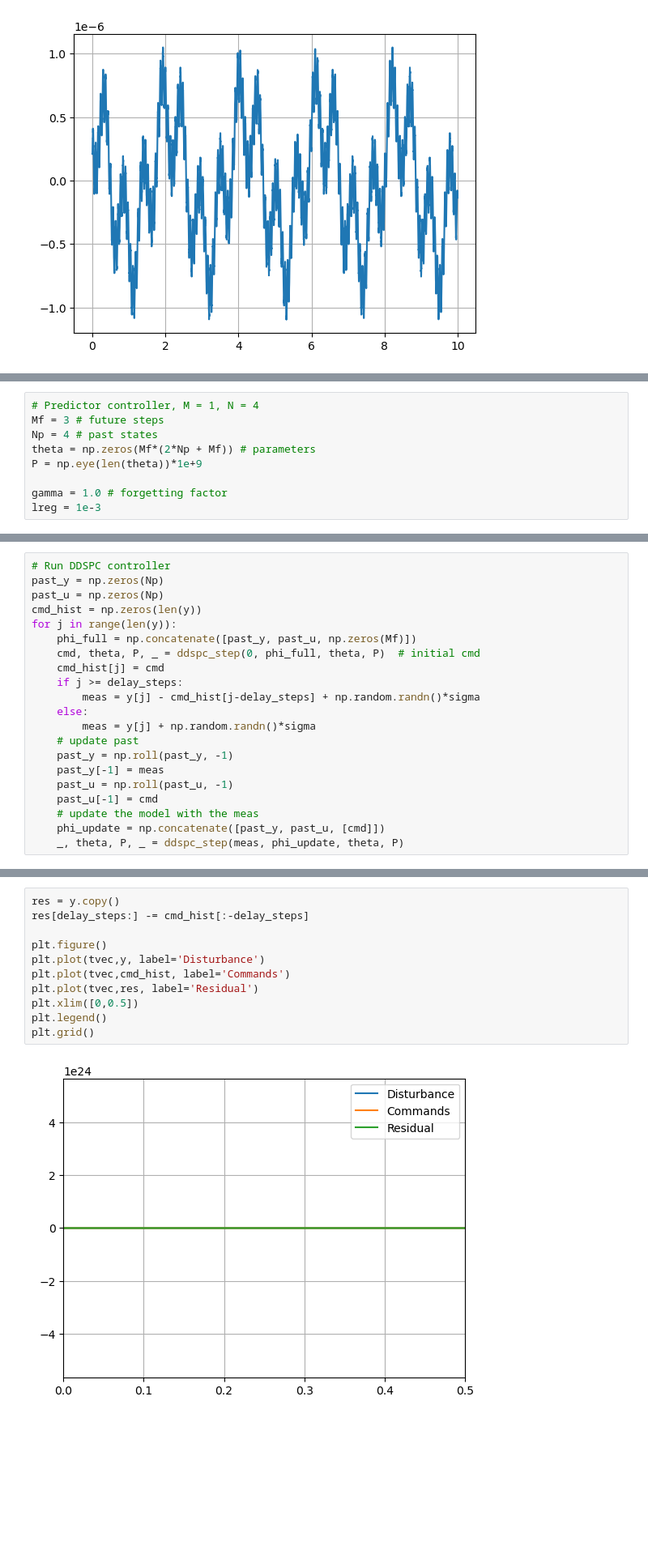
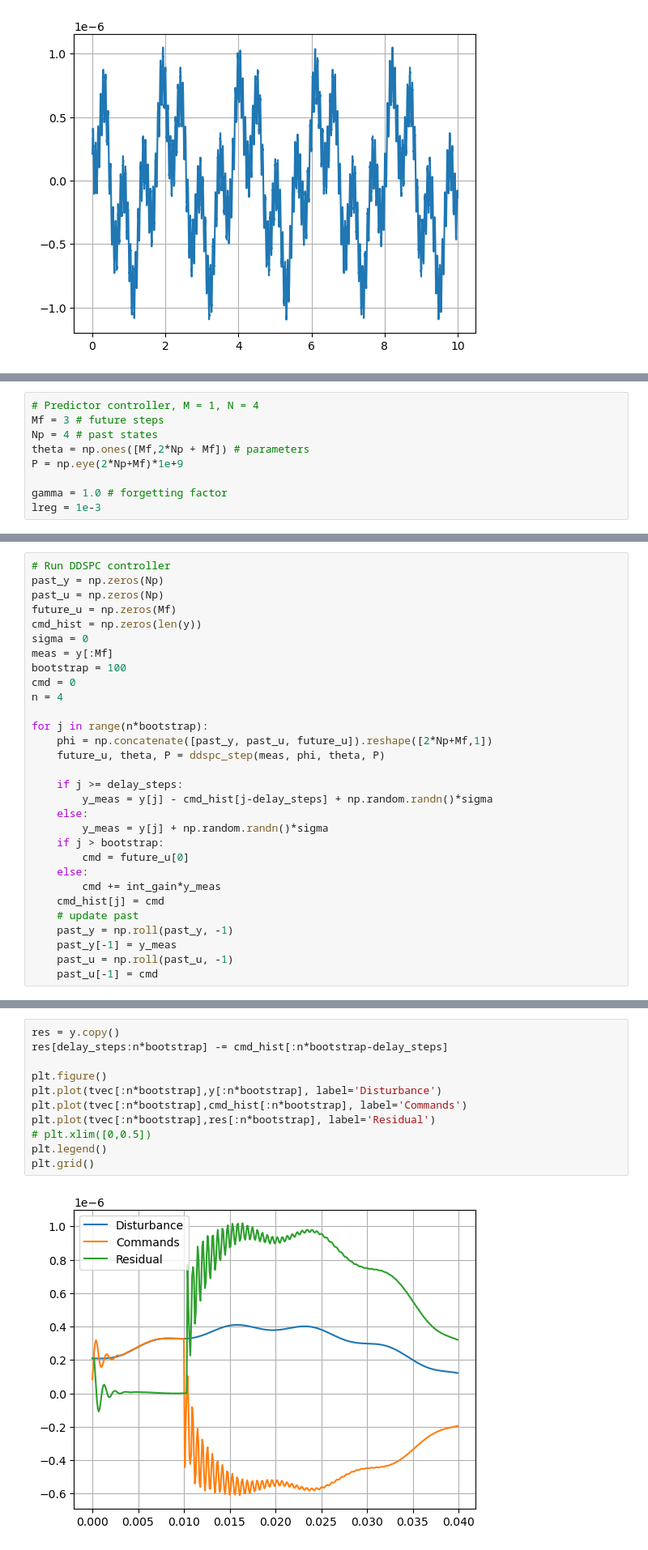
Before and after one commit to ArcetriAdaptiveOptics/ekarus, a Jupyter notebook: ekarus/notebooks/predictiveControl.ipynb, the cells around one changed output, grey strips where cells are left out. Shown at 81% size. Saved outputs shown, nothing was run; the diff lists cells and outputs as text; blank space fills up the shorter version.

Commit message:
Updated DDSPC

```diff
--- a/ekarus/notebooks/predictiveControl.ipynb
+++ b/ekarus/notebooks/predictiveControl.ipynb
@@ -60,8 +60,8 @@ plt.grid()
 # Predictor controller, M = 1, N = 4
 Mf = 3 # future steps
 Np = 4 # past states
-theta = np.zeros(Mf*(2*Np + Mf)) # parameters
-P = np.eye(len(theta))*1e+9
+theta = np.ones([Mf,2*Np + Mf]) # parameters
+P = np.eye(2*Np+Mf)*1e+9
 
 gamma = 1.0 # forgetting factor
 lreg = 1e-3
@@ -87,20 +85,29 @@ def ddspc_step(y,phi,theta,P,gamma=1.0,lreg=1e-3):
 # Run DDSPC controller
 past_y = np.zeros(Np)
 past_u = np.zeros(Np)
+future_u = np.zeros(Mf)
 cmd_hist = np.zeros(len(y))
-for j in range(len(y)):
-    phi_full = np.concatenate([past_y, past_u, np.zeros(Mf)])
-    cmd, theta, P, _ = ddspc_step(0, phi_full, theta, P)  # initial cmd
+sigma = 0
+meas = y[:Mf]
+bootstrap = 100
+cmd = 0
+n = 4
+
+for j in range(n*bootstrap):
+    phi = np.concatenate([past_y, past_u, future_u]).reshape([2*Np+Mf,1])
+    future_u, theta, P = ddspc_step(meas, phi, theta, P)
+
+    if j >= delay_steps:
+        y_meas = y[j] - cmd_hist[j-delay_steps] + np.random.randn()*sigma
+    else:
+        y_meas = y[j] + np.random.randn()*sigma
+    if j > bootstrap:
+        cmd = future_u[0]
+    else:
+        cmd += int_gain*y_meas
     cmd_hist[j] = cmd
-    if j >= delay_steps:
-        meas = y[j] - cmd_hist[j-delay_steps] + np.random.randn()*sigma
-    else:
-        meas = y[j] + np.random.randn()*sigma
     # update past
     past_y = np.roll(past_y, -1)
-    past_y[-1] = meas
+    past_y[-1] = y_meas
     past_u = np.roll(past_u, -1)
     past_u[-1] = cmd
-    # update the model with the meas
-    phi_update = np.concatenate([past_y, past_u, [cmd]])
-    _, theta, P, _ = ddspc_step(meas, phi_update, theta, P)
@@ -109,13 +123,13 @@ ValueError: matmul: Input operand 1 has a mismatch in its core dimension 0, with
 # %%
 res = y.copy()
-res[delay_steps:] -= cmd_hist[:-delay_steps]
+res[delay_steps:n*bootstrap] -= cmd_hist[:n*bootstrap-delay_steps]
 
 plt.figure()
-plt.plot(tvec,y, label='Disturbance')
-plt.plot(tvec,cmd_hist, label='Commands')
-plt.plot(tvec,res, label='Residual')
-plt.xlim([0,0.5])
+plt.plot(tvec[:n*bootstrap],y[:n*bootstrap], label='Disturbance')
+plt.plot(tvec[:n*bootstrap],cmd_hist[:n*bootstrap], label='Commands')
+plt.plot(tvec[:n*bootstrap],res[:n*bootstrap], label='Residual')
+# plt.xlim([0,0.5])
 plt.legend()
 plt.grid()
 # %% [output]
-[figure, old version]
+[figure, new version]
```
Also changed, not shown: parts of 6 cells of this notebook.
